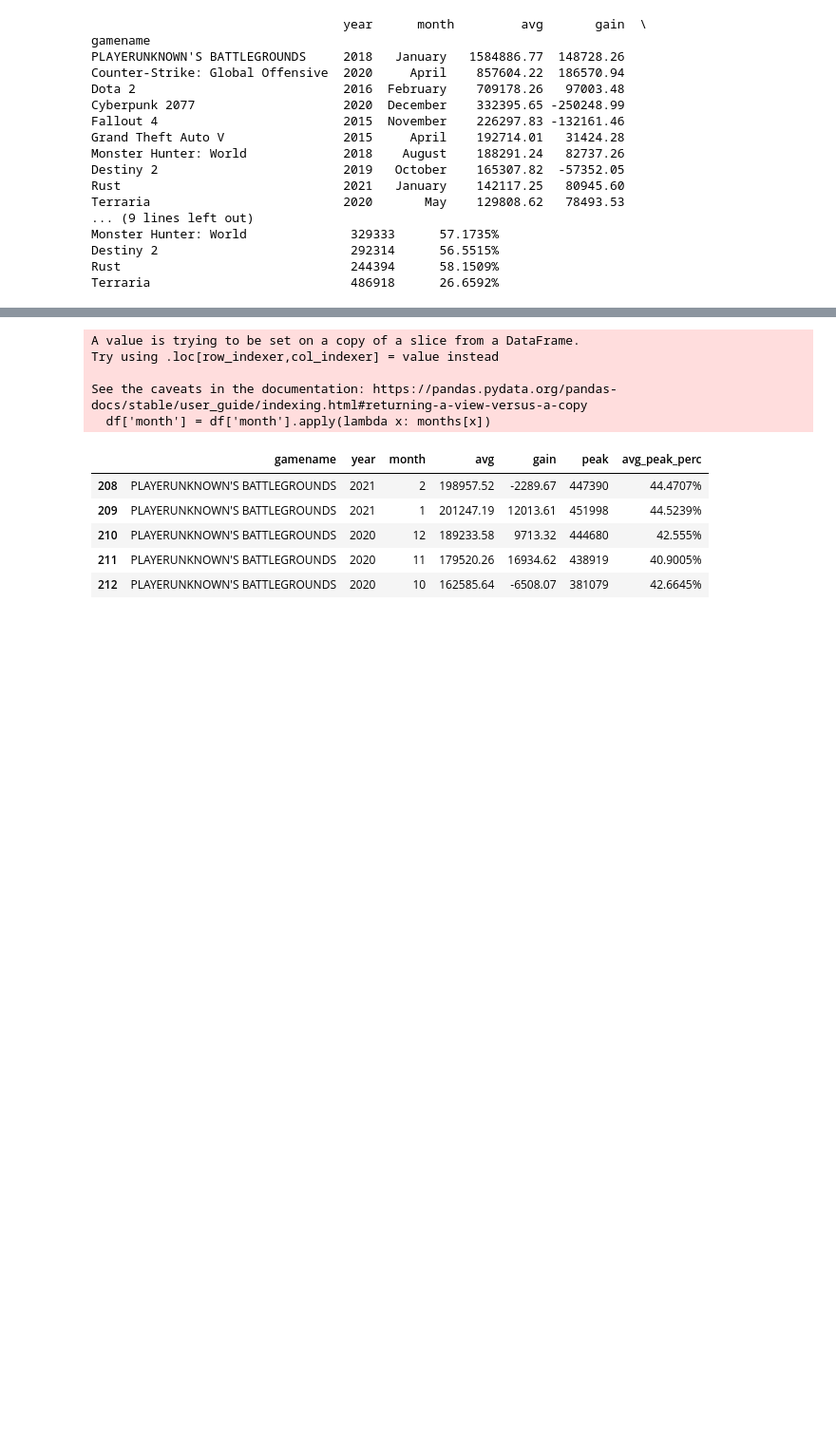
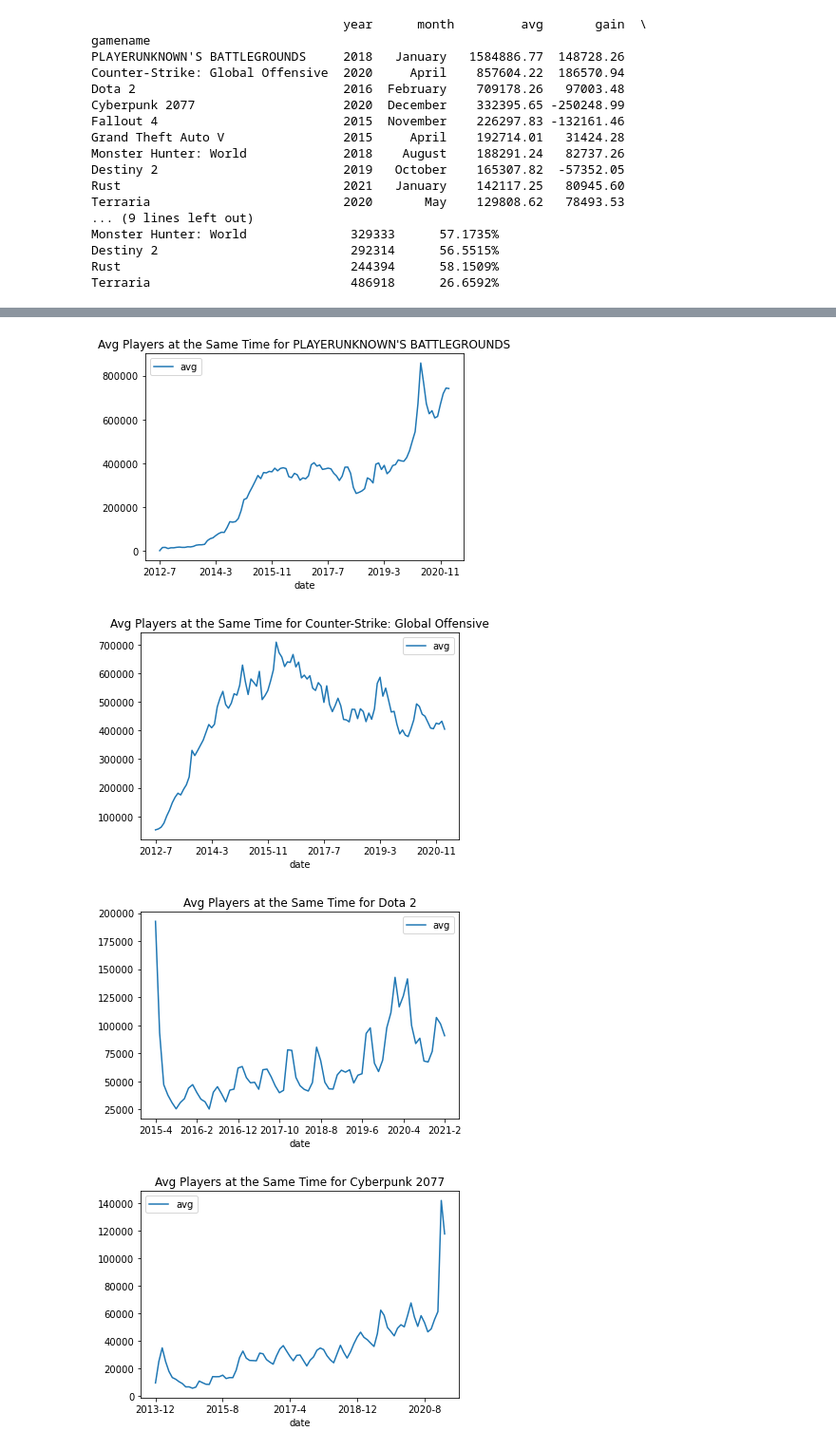
Before and after one commit to khoi16ngo/SteamGamePopularityAnalysisML, a Jupyter notebook: gameTrends.ipynb, the cells around one changed output, grey strips where cells are left out. Shown: that part at 95% size. Saved outputs shown, nothing was run; the diff lists cells and outputs as text; code cells hidden in the pictures; blank space fills up the shorter version.

Commit message:
updated list of games and finish evaluating present data

```diff
--- a/gameTrends.ipynb
+++ b/gameTrends.ipynb
@@ -72,7 +72,7 @@ Destiny 2                          292314      56.5515%
 Rust                               244394      58.1509%
 Terraria                           486918      26.6592%
 # %%
-top_games = data_biggest[:10]
+top_games = data_biggest[:20]
 print(top_games)
 # %% [output]
 ["PLAYERUNKNOWN'S BATTLEGROUNDS" 'Counter-Strike: Global Offensive'
@@ -81,6 +84,0 @@ print(top_games)
-# %%
-data_top = []
-
-for name in top_games:
-    data_game = data.loc[data["gamename"] == name]
-    data_top.append(data_game)
@@ -103,41 +125,14 @@ print(data_top[0].head())
-# %%
-months = {
-    'January ' : 1,
-    'February ' : 2,
-    'March ' : 3,
-    'April ' : 4,
-    'May ' : 5,
-    'June ' : 6,
-    'July ' : 7,
-    'August ' : 8,
-    'September ' : 9,
-    'October ' : 10,
-    'November ' : 11,
-    'December ' : 12
-}
-
-for df in data_top:
-    df['month'] = df['month'].apply(lambda x: months[x])
-# %% [output]
-A value is trying to be set on a copy of a slice from a DataFrame.
-Try using .loc[row_indexer,col_indexer] = value instead
-
-See the caveats in the documentation: https://pandas.pydata.org/pandas-docs/stable/user_guide/indexing.html#returning-a-view-versus-a-copy
-  df['month'] = df['month'].apply(lambda x: months[x])
-# %%
-data_top[0].head()
-# %% [output]
-|  | gamename | year | month | avg | gain | peak | avg_peak_perc |
-| 208 | PLAYERUNKNOWN'S BATTLEGROUNDS | 2021 | 2 | 198957.52 | -2289.67 | 447390 | 44.4707% |
-| 209 | PLAYERUNKNOWN'S BATTLEGROUNDS | 2021 | 1 | 201247.19 | 12013.61 | 451998 | 44.5239% |
-| 210 | PLAYERUNKNOWN'S BATTLEGROUNDS | 2020 | 12 | 189233.58 | 9713.32 | 444680 | 42.555% |
-| 211 | PLAYERUNKNOWN'S BATTLEGROUNDS | 2020 | 11 | 179520.26 | 16934.62 | 438919 | 40.9005% |
-| 212 | PLAYERUNKNOWN'S BATTLEGROUNDS | 2020 | 10 | 162585.64 | -6508.07 | 381079 | 42.6645% |
 # %%
 def plotPresentData(df, name):
-    df['date'] = df['year'].astype(str) + "-" + df['month'].astype(str)
-    plt.plot(df['date'], df['avg'])
-    plt.title("Plot of Average Players Per Month for "+name)
-    plt.xlabel("Date")
-    plt.ylabel("Average Number of Players at the Same Time")
-    plt.show()
+    df['date'] = df['year'].astype(str) + '-' + df['month'].astype(str)
+    df.plot('date', 'avg')
+    plt.title("Avg Players at the Same Time for " + name)
+# %%
+for i in range(0, len(data_top)):
+    #print(df.info())
+    plotPresentData(data_top[i], top_games[i])
+# %% [output]
+[figure, added]
+[figure, added]
+[figure, added]
+[figure, added]
```
Also changed, not shown: parts of 5 cells of this notebook.
